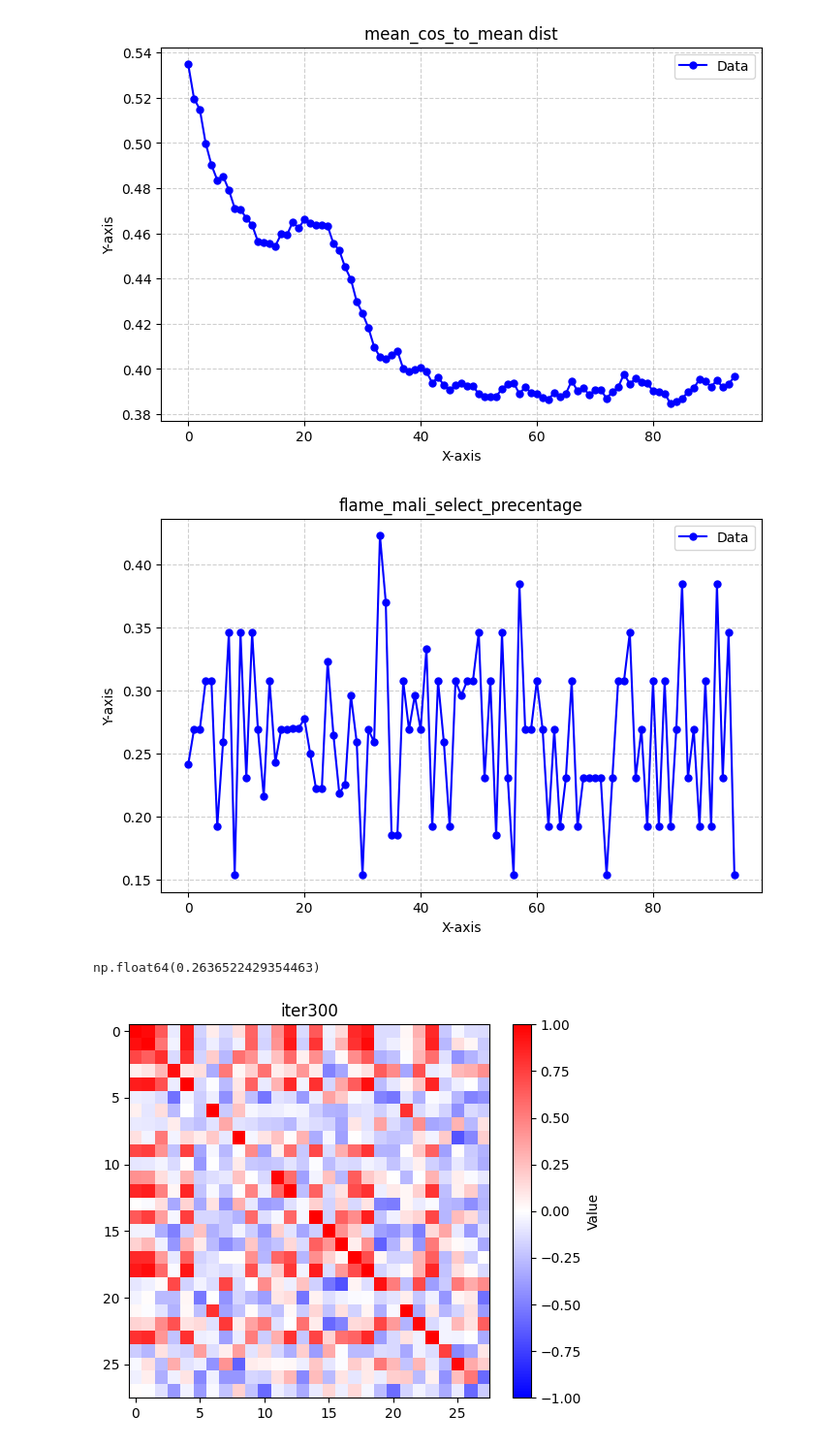
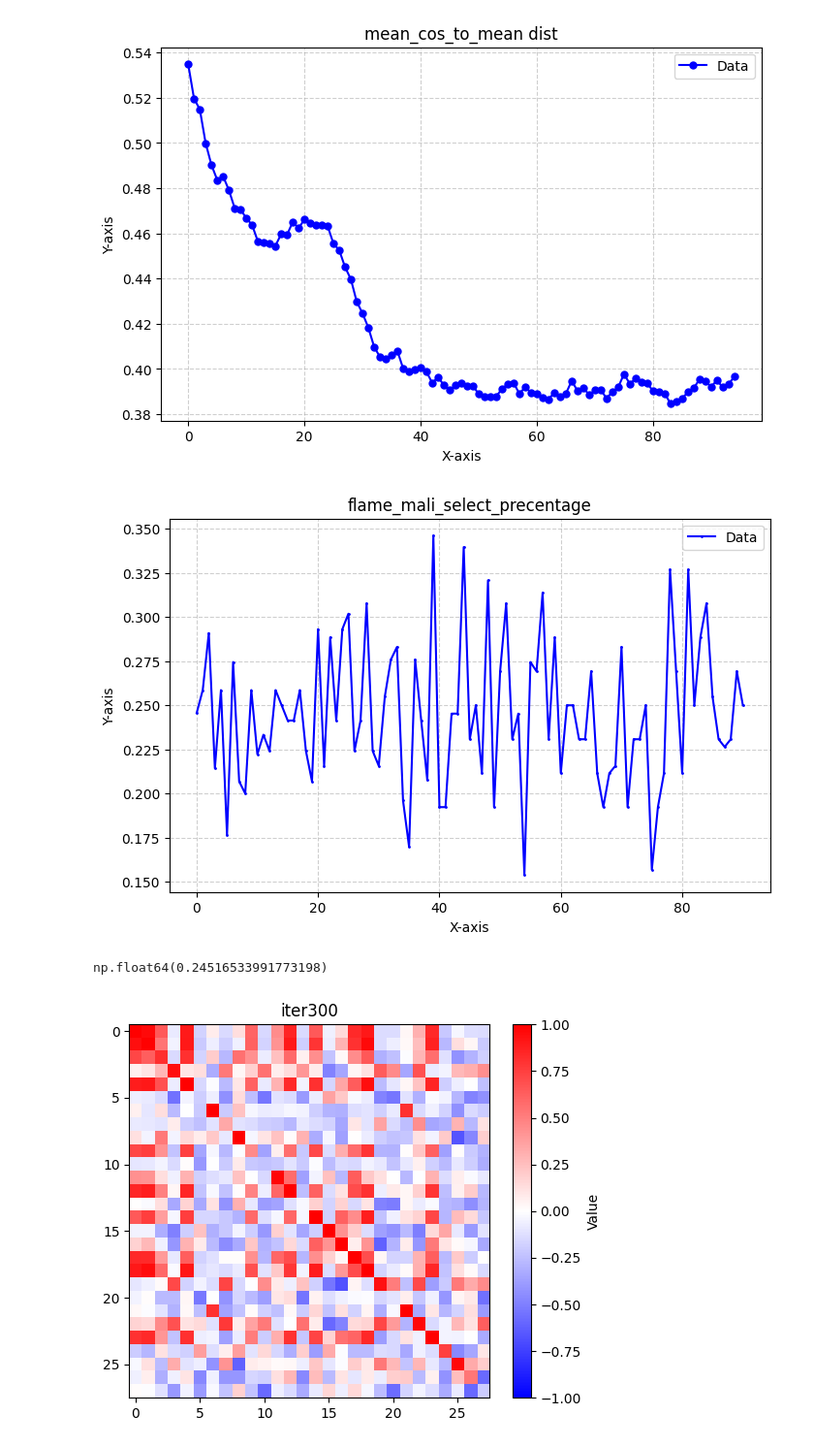
Before and after one commit to yangland/FedREDefense, a Jupyter notebook: npz_reader.ipynb, the cells around one changed output. Shown at 97% size. Saved outputs shown, nothing was run; the diff lists cells and outputs as text; code cells hidden in the pictures.

```diff
--- a/npz_reader.ipynb
+++ b/npz_reader.ipynb
@@ -182,13 +182,13 @@ plot_curve(1-b['mean_cos_to_mean'], title='mean_cos_to_mean dist')
 # %% [output]
 [figure]
 # %%
-plot_curve(b['flame_mali_select_precentage'], title='flame_mali_select_precentage')
+plot_curve(a['flame_mali_select_precentage'], title='flame_mali_select_precentage')
 # %% [output]
-[figure, old version]
+[figure, new version]
 # %%
-np.mean(b['flame_mali_select_precentage'])
+np.mean(a['flame_mali_select_precentage'])
 # %% [output]
-np.float64(0.2636522429354463)
+np.float64(0.24516533991773198)
 # %%
 iter1_max = [[ 9.9497e-01,  9.5617e-01,  6.4702e-01, -8.5249e-02,  8.9805e-01,
          -1.7359e-01,  7.6230e-02, -1.4822e-01,  1.2964e-01,  6.0380e-01,
```
Also changed, not shown: parts of 3 cells of this notebook, 5 other files.
